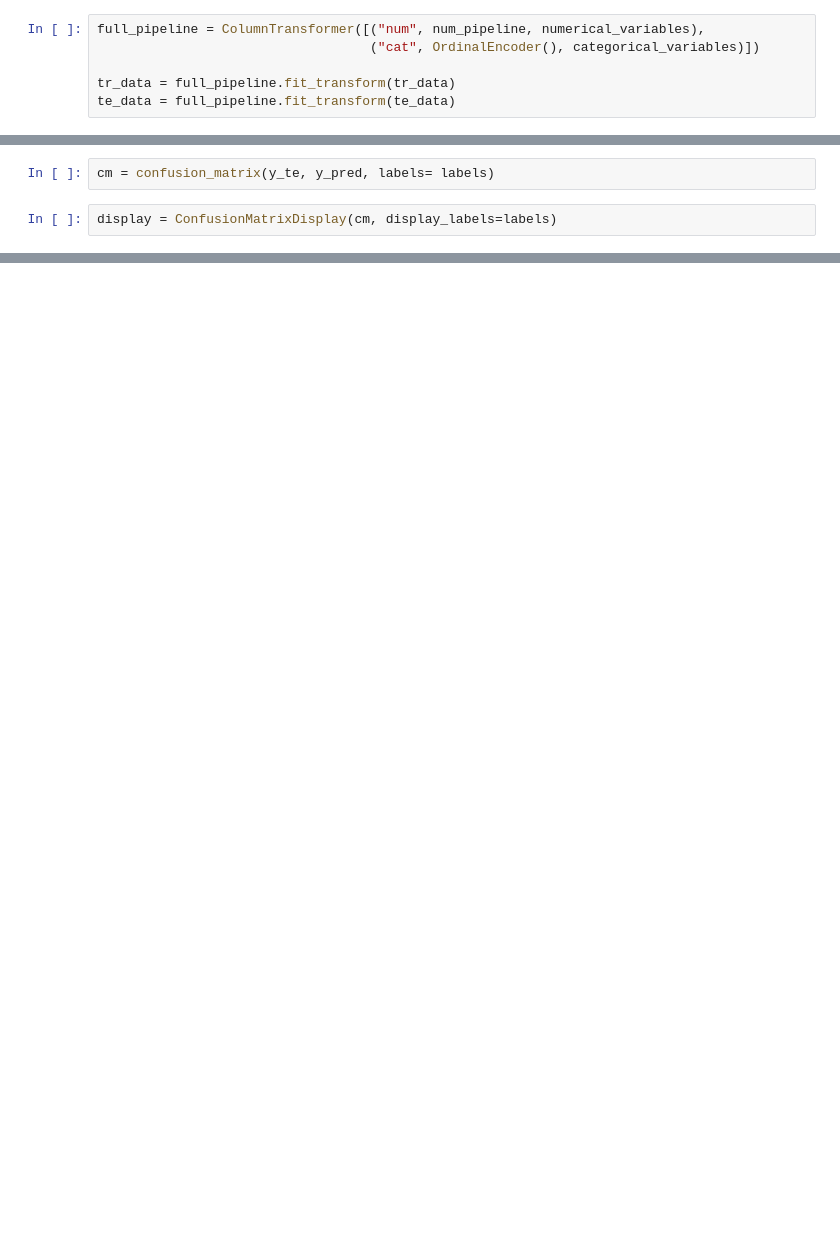
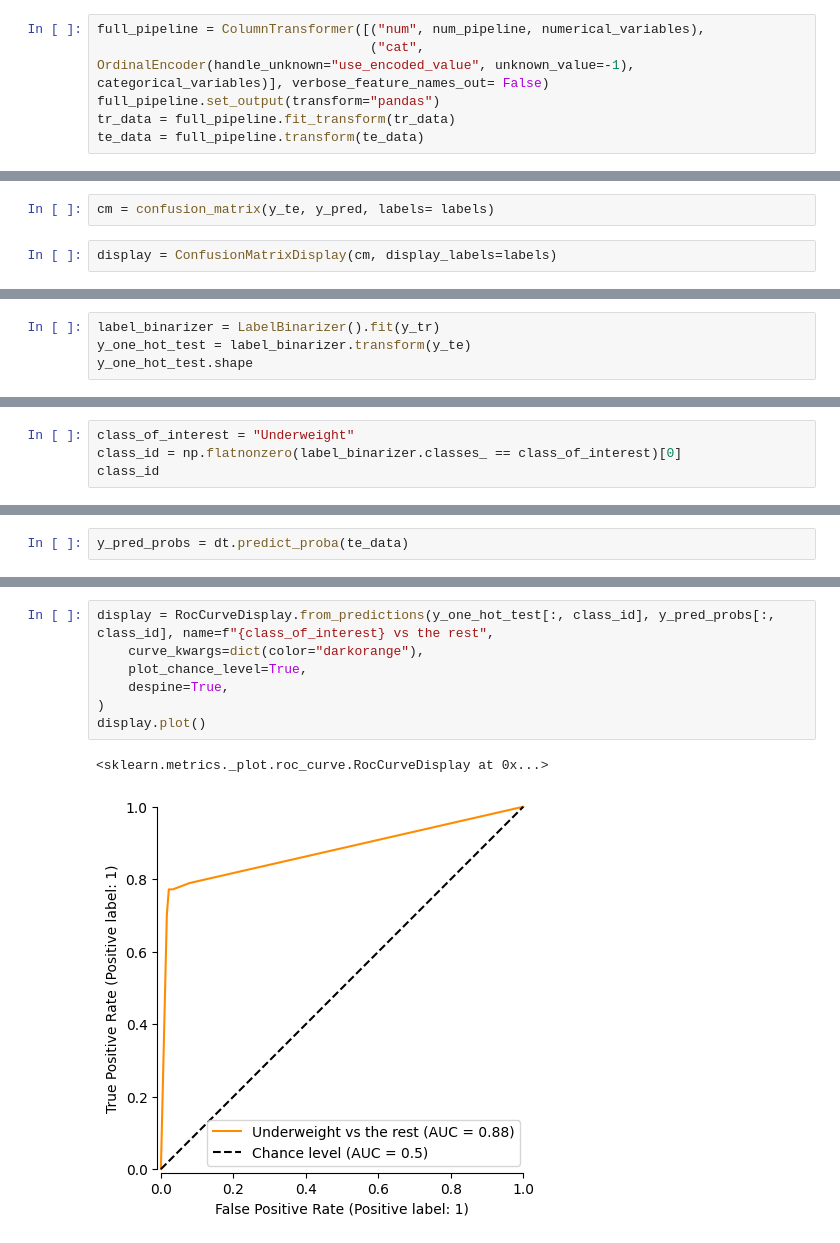
Before and after one commit to Lduvignacq/Estimation-of-obesity-levels-based-on-eating-habits, a Jupyter notebook: Random_forests.ipynb, the cells around one changed output, grey strips where cells are left out. Saved outputs shown, nothing was run; the diff lists cells and outputs as text; blank space fills up the shorter version.

```diff
--- a/Random_forests.ipynb
+++ b/Random_forests.ipynb
@@ -137,9 +204,9 @@ num_pipeline = Pipeline([("imputer", SimpleImputer(strategy='median')),
                         ("std_scaler", StandardScaler())])
 # %%
 full_pipeline = ColumnTransformer([("num", num_pipeline, numerical_variables),
-                                   ("cat", OrdinalEncoder(), categorical_variables)])
-
+                                   ("cat", OrdinalEncoder(handle_unknown="use_encoded_value", unknown_value=-1), categorical_variables)], verbose_feature_names_out= False)
+full_pipeline.set_output(transform="pandas")
 tr_data = full_pipeline.fit_transform(tr_data)
-te_data = full_pipeline.fit_transform(te_data)
+te_data = full_pipeline.transform(te_data)
 # %% [markdown]
 ## Training a first model
@@ -167,0 +288,4 @@ display.plot()
+# %%
+label_binarizer = LabelBinarizer().fit(y_tr)
+y_one_hot_test = label_binarizer.transform(y_te)
+y_one_hot_test.shape
@@ -167,0 +301,4 @@ display.plot()
+# %%
+class_of_interest = "Underweight"
+class_id = np.flatnonzero(label_binarizer.classes_ == class_of_interest)[0]
+class_id
@@ -167,0 +309,2 @@ display.plot()
+# %%
+y_pred_probs = dt.predict_proba(te_data)
@@ -167,0 +327,10 @@ display.plot()
+# %%
+display = RocCurveDisplay.from_predictions(y_one_hot_test[:, class_id], y_pred_probs[:, class_id], name=f"{class_of_interest} vs the rest",
+    curve_kwargs=dict(color="darkorange"),
+    plot_chance_level=True,
+    despine=True,
+)
+display.plot()
+# %% [output]
+<sklearn.metrics._plot.roc_curve.RocCurveDisplay at 0x...>
+[figure, added]
```
Also changed, not shown: parts of 42 cells of this notebook, 2 other files.
